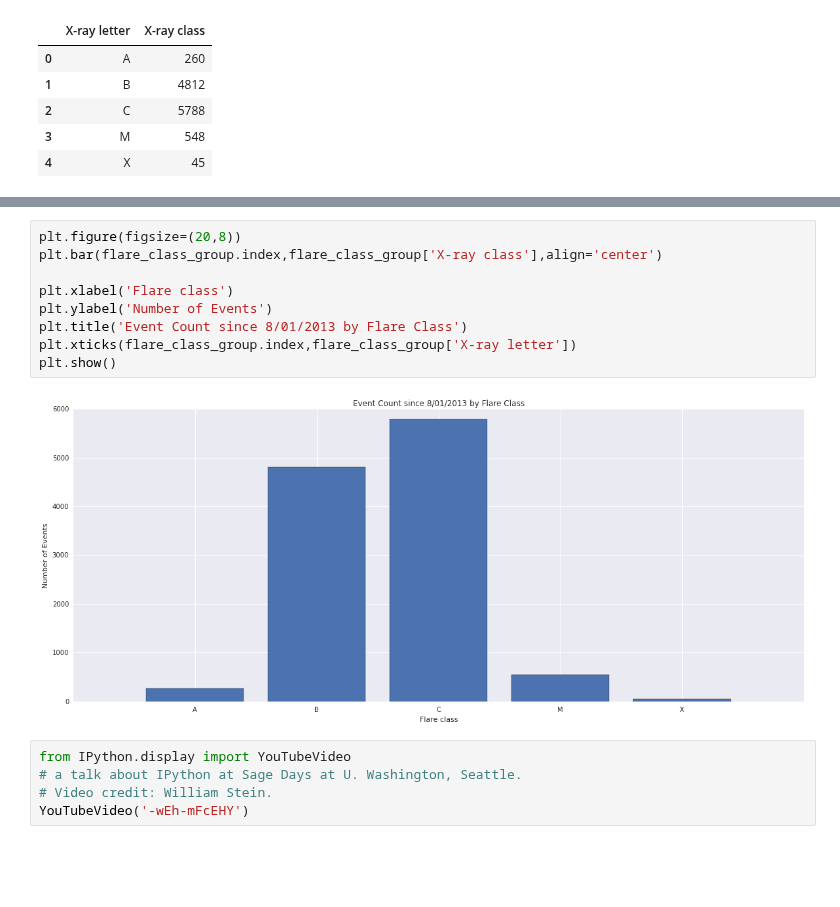
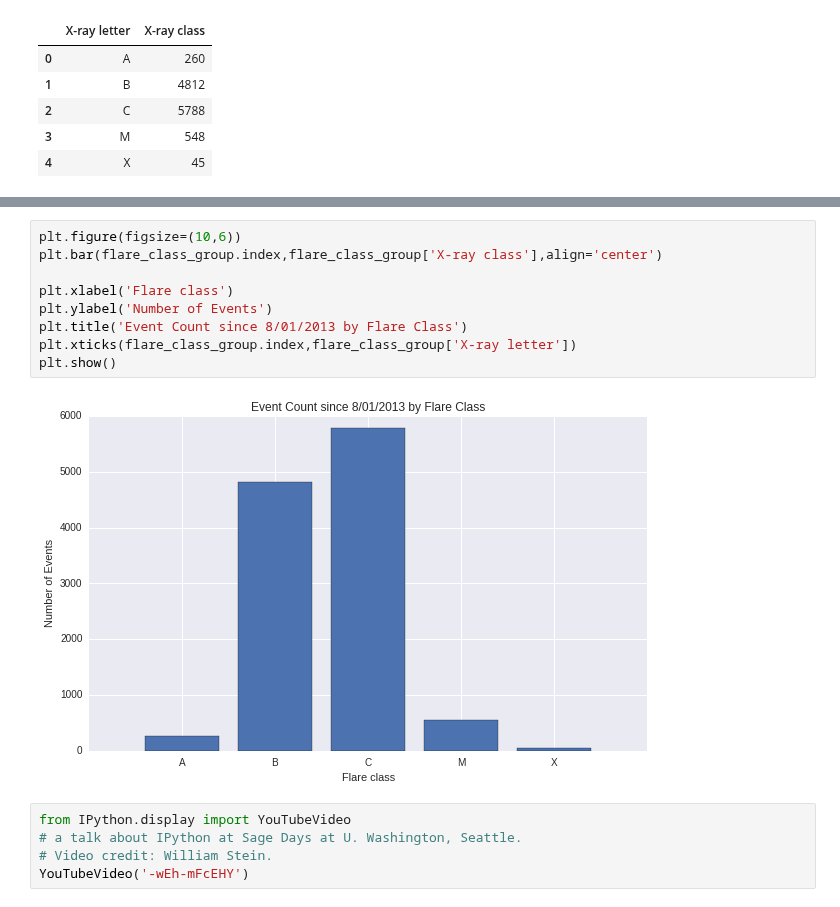
Before and after one commit to Nschanche/Flare_peaks, a Jupyter notebook: flare_project.ipynb, the cells around one changed output, grey strips where cells are left out. Cells and saved outputs as stored; diff of their text form; blank space fills up the shorter version.

```diff
--- a/flare_project.ipynb
+++ b/flare_project.ipynb
@@ -417,16 +439,16 @@ Flare class is a log scale that gives a label to the magnitude of the flare.  Th
 
 ![Flare Levels](http://www.swpc.noaa.gov/rt_plots/xray_5m.html)
 # %%
-plt.figure(figsize=(20,8))
+plt.figure(figsize=(10,6))
 plt.bar(flare_class_group.index,flare_class_group['X-ray class'],align='center')
 
 plt.xlabel('Flare class')
 plt.ylabel('Number of Events')
 plt.title('Event Count since 8/01/2013 by Flare Class')
 plt.xticks(flare_class_group.index,flare_class_group['X-ray letter'])
 plt.show()
 # %% [output]
-[figure, old version]
+[figure, new version]
 # %%
 from IPython.display import YouTubeVideo
 # a talk about IPython at Sage Days at U. Washington, Seattle.
```
Also changed, not shown: parts of 5 cells of this notebook.
